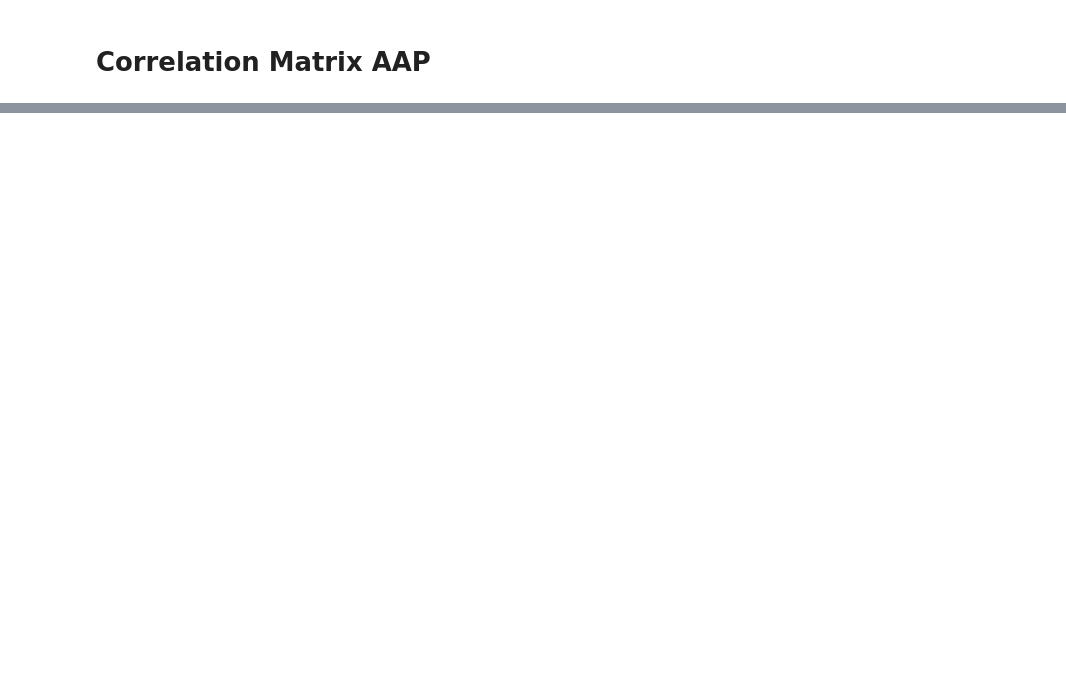
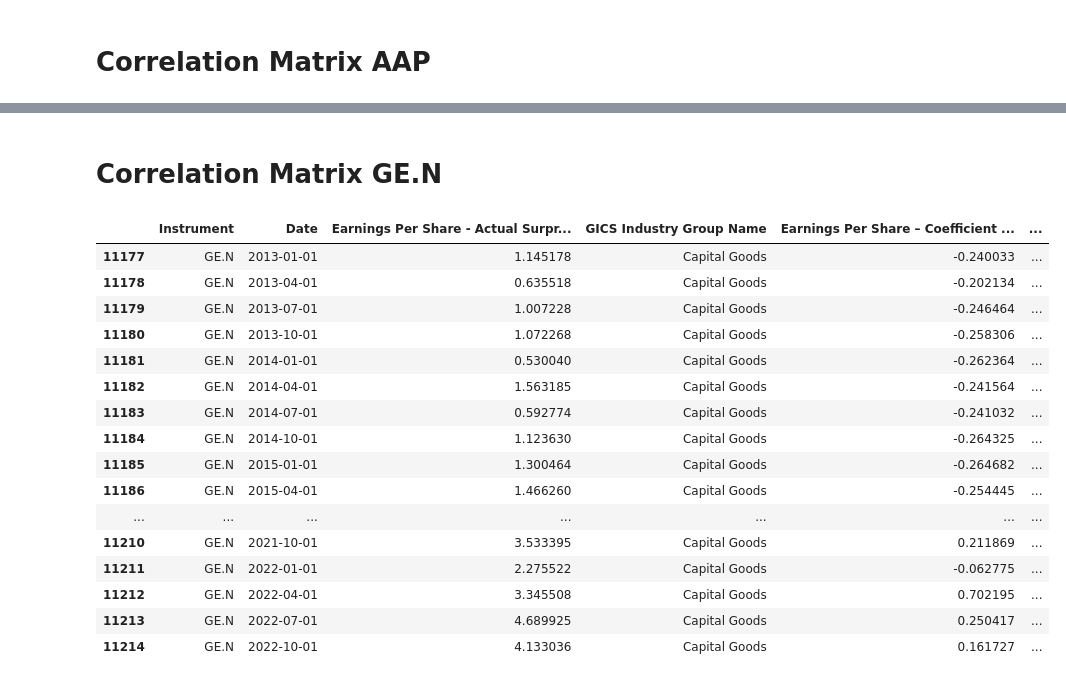
Before and after one commit to yummypugs/GSFM_AnalystForecasts, a Jupyter notebook: Variable Analysis/Correlation_More.ipynb, the cells around one changed output, grey strips where cells are left out. Drawn from its saved outputs; the diff is of its cells as text; code cells hidden in the pictures; blank space fills up the shorter version.

```diff
--- a/Variable Analysis/Correlation_More.ipynb
+++ b/Variable Analysis/Correlation_More.ipynb
@@ -49,0 +50,27 @@ sns.heatmap(corr_matrix, cmap='coolwarm', annot=True, fmt='.2f')
+# %% [markdown]
+# Correlation Matrix GE.N
+# %%
+#for_rf = df_accuracy_new.iloc[:25,:]
+GE_matrix = df[df['Instrument'] == 'GE.N'].drop("loss firm status", axis=1)
+#.iloc[0:38, :]
+
+# print the reversed DataFrame
+GE_matrix
+# %% [output]
+|  | Instrument | Date | Earnings Per Share - Actual Surpr... | GICS Industry Group Name | Earnings Per Share – Coefficient ... | ... |
+| 11177 | GE.N | 2013-01-01 | 1.145178 | Capital Goods | -0.240033 | ... |
+| 11178 | GE.N | 2013-04-01 | 0.635518 | Capital Goods | -0.202134 | ... |
+| 11179 | GE.N | 2013-07-01 | 1.007228 | Capital Goods | -0.246464 | ... |
+| 11180 | GE.N | 2013-10-01 | 1.072268 | Capital Goods | -0.258306 | ... |
+| 11181 | GE.N | 2014-01-01 | 0.530040 | Capital Goods | -0.262364 | ... |
+| 11182 | GE.N | 2014-04-01 | 1.563185 | Capital Goods | -0.241564 | ... |
+| 11183 | GE.N | 2014-07-01 | 0.592774 | Capital Goods | -0.241032 | ... |
+| 11184 | GE.N | 2014-10-01 | 1.123630 | Capital Goods | -0.264325 | ... |
+| 11185 | GE.N | 2015-01-01 | 1.300464 | Capital Goods | -0.264682 | ... |
+| 11186 | GE.N | 2015-04-01 | 1.466260 | Capital Goods | -0.254445 | ... |
+| ... | ... | ... | ... | ... | ... | ... |
+| 11210 | GE.N | 2021-10-01 | 3.533395 | Capital Goods | 0.211869 | ... |
+| 11211 | GE.N | 2022-01-01 | 2.275522 | Capital Goods | -0.062775 | ... |
+| 11212 | GE.N | 2022-04-01 | 3.345508 | Capital Goods | 0.702195 | ... |
+| 11213 | GE.N | 2022-07-01 | 4.689925 | Capital Goods | 0.250417 | ... |
+| 11214 | GE.N | 2022-10-01 | 4.133036 | Capital Goods | 0.161727 | ... |
```
Also changed, not shown: parts of 5 cells of this notebook, 2 other files.
